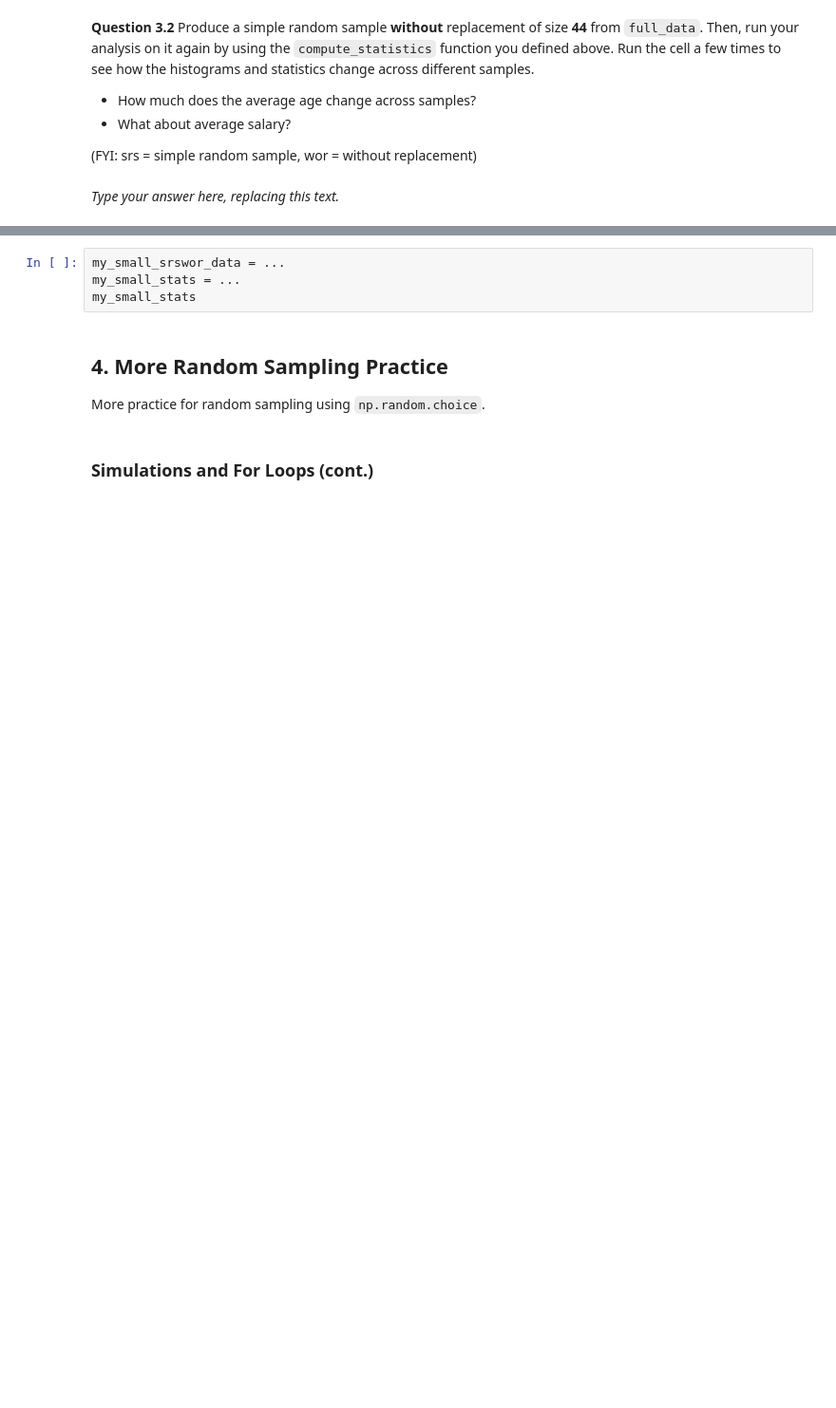
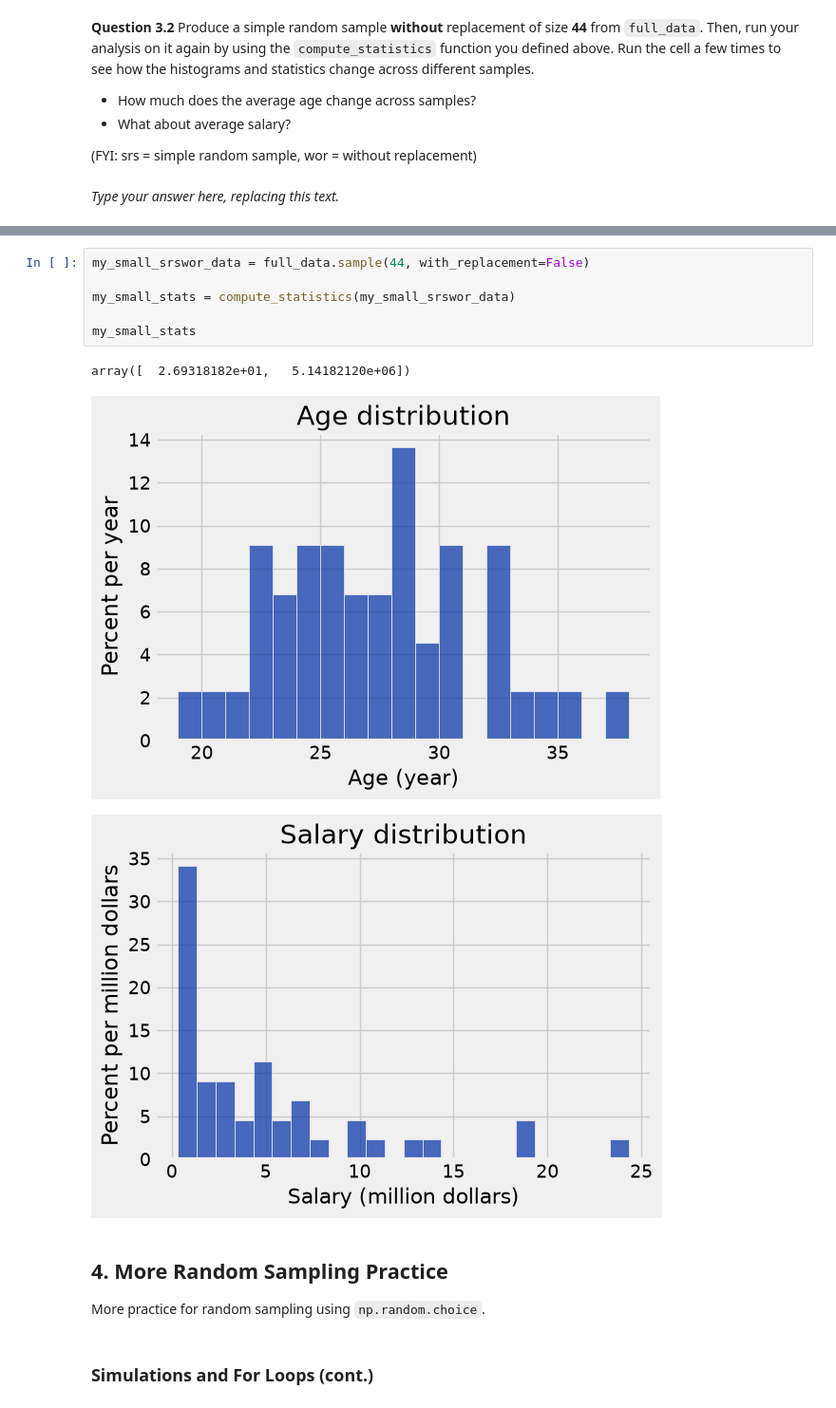
Before and after one commit to Lhoffar/26-intro-solo, a Jupyter notebook: lab 5/lab05.ipynb, the cells around one changed output, grey strips where cells are left out. Shown at 95% size. Saved outputs shown, nothing was run; the diff lists cells and outputs as text; blank space fills up the shorter version.

```diff
--- a/lab 5/lab05.ipynb
+++ b/lab 5/lab05.ipynb
@@ -345,9 +444,15 @@ _Type your answer here, replacing this text._
 # %% [markdown]
 <!-- BEGIN QUESTION -->
 # %%
-my_small_srswor_data = ...
-my_small_stats = ...
+my_small_srswor_data = full_data.sample(44, with_replacement=False)
+
+my_small_stats = compute_statistics(my_small_srswor_data)
+
 my_small_stats
+# %% [output]
+array([  2.69318182e+01,   5.14182120e+06])
+[figure, added]
+[figure, added]
 # %% [markdown]
 <!-- END QUESTION -->
 
```
Also changed, not shown: parts of 28 cells of this notebook, 2 other files.
